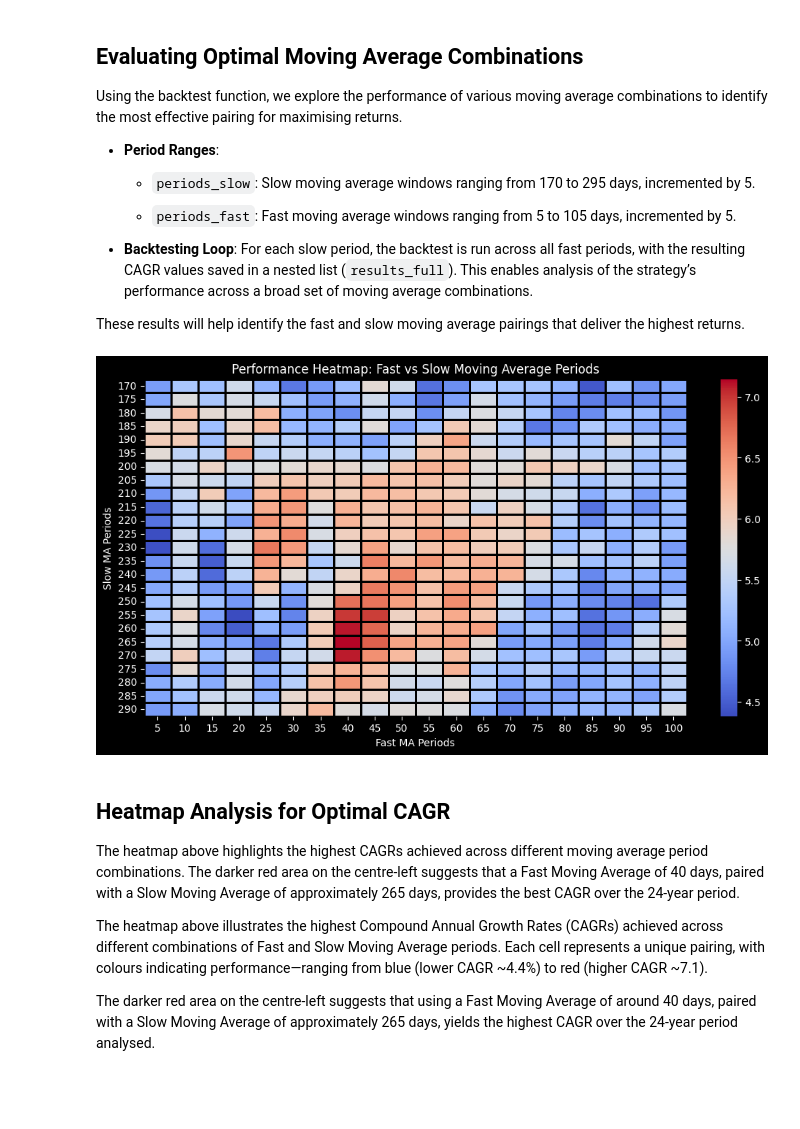
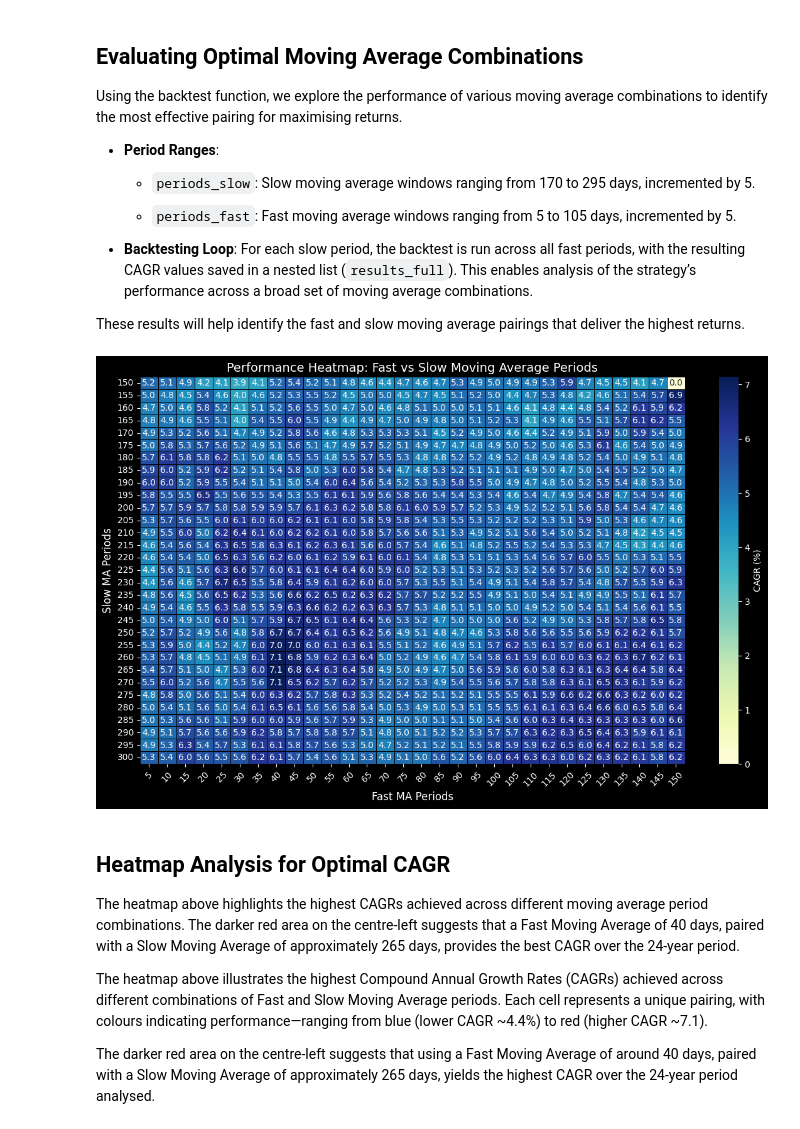
Before and after one commit to kasmaslrn/moving_average, a Jupyter notebook: moving_avg_crossover.ipynb, the cells around one changed output. Drawn from its saved outputs; the diff is of its cells as text; code cells hidden in the pictures; blank space fills up the shorter version.

```diff
--- a/moving_avg_crossover.ipynb
+++ b/moving_avg_crossover.ipynb
@@ -299,8 +299,8 @@ These results will help identify the fast and slow moving average pairings that
 # %%
 periods_slow = []
 periods_fast = []
-periods_slow.extend(range(170, 295, 5))
-periods_fast.extend(range(5, 105, 5))
+periods_slow.extend(range(150, 305, 5))
+periods_fast.extend(range(5, 155, 5))
 
 cagr = {}
 
@@ -312,25 +312,41 @@ for slow in periods_slow:
         result = backtest(price, fast, slow)
         results_fast.append(result)
     results_full.append(results_fast)
-# %%
-# Plot graph
-plt.figure(figsize=(12, 6))
-sns.heatmap(results_full,
-            cmap="coolwarm",
-            xticklabels=periods_fast,
-            yticklabels=periods_slow,
-            linewidth=1,
-            linecolor="black"
-           )
-
-# Add labels and title
-plt.xlabel("Fast MA Periods")
-plt.ylabel("Slow MA Periods")
-plt.title("Performance Heatmap: Fast vs Slow Moving Average Periods")
-
-plt.show()
-# %% [output]
-[figure, removed]
+# %%
+import matplotlib.pyplot as plt
+import seaborn as sns
+import numpy as np
+
+# Assuming `results_full` is already generated as in your original code
+
+plt.figure(figsize=(14, 8))
+
+# Plot heatmap with annotation, color bar, and refined colors
+sns.heatmap(
+    results_full,
+    cmap="YlGnBu",  # Updated color map to a visually intuitive scheme
+    xticklabels=periods_fast,
+    yticklabels=periods_slow,
+    linewidth=0.5,
+    linecolor="black",
+    annot=True,  # Display values in each cell
+    fmt=".1f",   # Format annotation to one decimal place
+    cbar_kws={'label': 'CAGR (%)'}  # Label for color bar
+)
+
+
+# Improve labels and title
+plt.xlabel("Fast MA Periods", fontsize=12)
+plt.ylabel("Slow MA Periods", fontsize=12)
+plt.title("Performance Heatmap: Fast vs Slow Moving Average Periods", fontsize=14)
+
+# Rotate x-axis labels for better readability
+plt.xticks(rotation=45)
+plt.yticks(rotation=0)
+
+plt.show()
+# %% [output]
+[figure, added]
 # %% [markdown]
 ## Heatmap Analysis for Optimal CAGR
 
```
Also changed, not shown: parts of 8 cells of this notebook, 1 other file.
